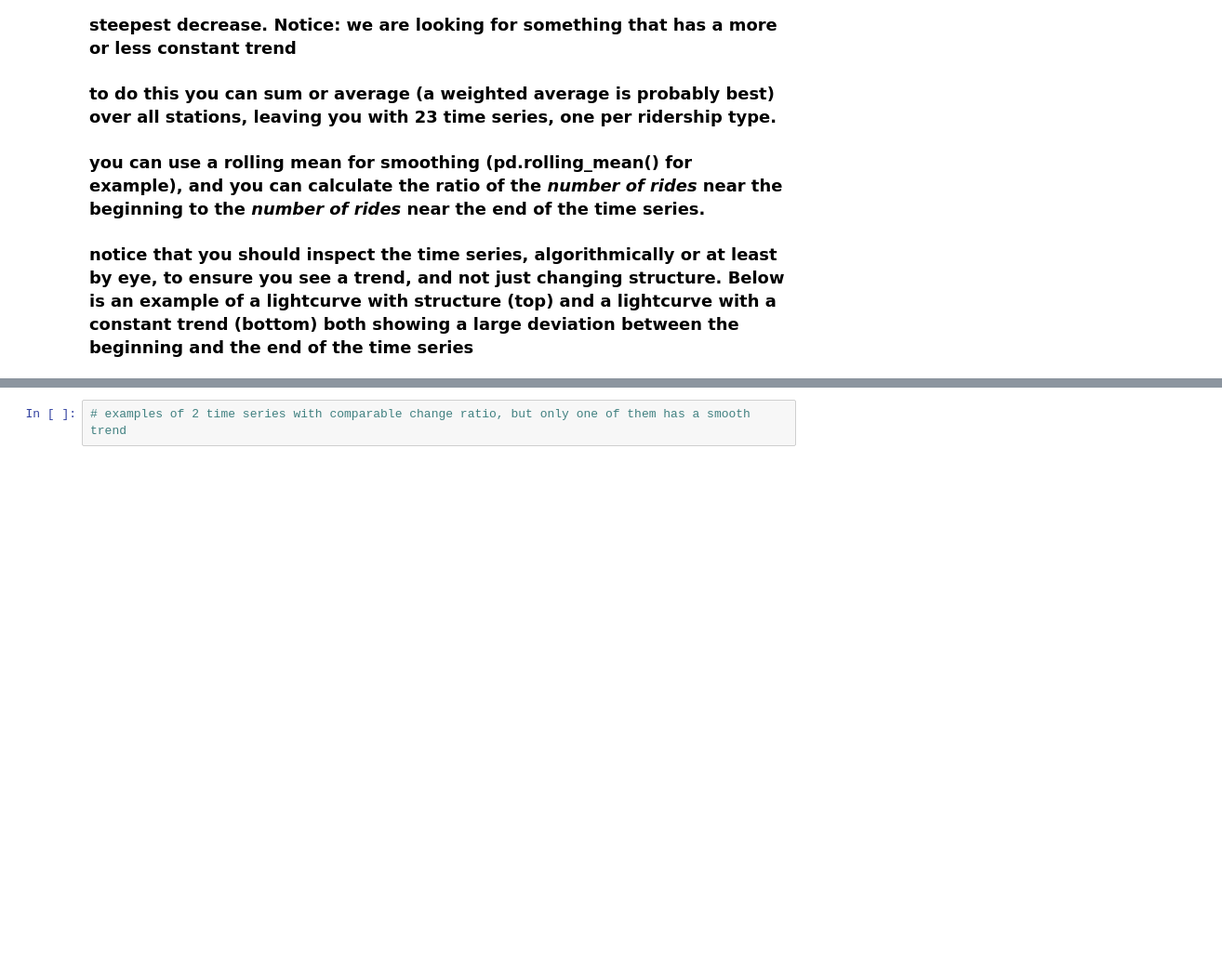
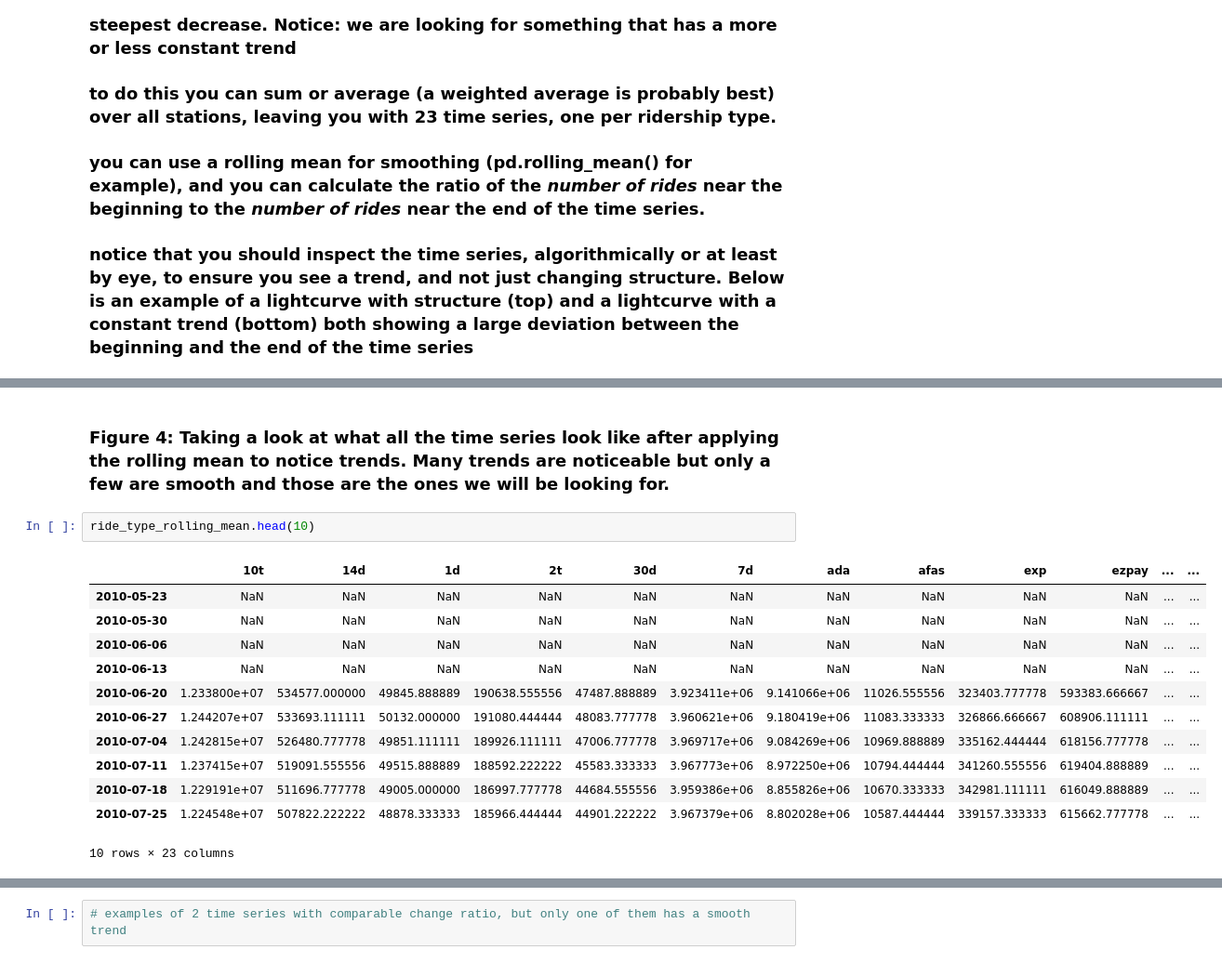
Before and after one commit to SohamMody/PUI2018_srm699, a Jupyter notebook: HW11_srm699/HW11_Assignment1.ipynb, the cells around one changed output, grey strips where cells are left out. Shown at 93% size. Saved outputs shown, nothing was run; the diff lists cells and outputs as text; blank space fills up the shorter version.

```diff
--- a/HW11_srm699/HW11_Assignment1.ipynb
+++ b/HW11_srm699/HW11_Assignment1.ipynb
@@ -246,0 +302,17 @@ mtaRidesPerWeek = pd.DataFrame(np.nansum(np.nansum(mta,axis=0),axis=0),
+# %% [markdown]
+### Figure 4: Taking a look at what all the time series look like after applying the rolling mean to notice trends. Many trends are noticeable but only a few are smooth and those are the ones we will be looking for.
+# %%
+ride_type_rolling_mean.head(10)
+# %% [output]
+|  | 10t | 14d | 1d | 2t | 30d | 7d | ada | afas | exp | ezpay | ... | ... |
+| 2010-05-23 | NaN | NaN | NaN | NaN | NaN | NaN | NaN | NaN | NaN | NaN | ... | ... |
+| 2010-05-30 | NaN | NaN | NaN | NaN | NaN | NaN | NaN | NaN | NaN | NaN | ... | ... |
+| 2010-06-06 | NaN | NaN | NaN | NaN | NaN | NaN | NaN | NaN | NaN | NaN | ... | ... |
+| 2010-06-13 | NaN | NaN | NaN | NaN | NaN | NaN | NaN | NaN | NaN | NaN | ... | ... |
+| 2010-06-20 | 1.233800e+07 | 534577.000000 | 49845.888889 | 190638.555556 | 47487.888889 | 3.923411e+06 | 9.141066e+06 | 11026.555556 | 323403.777778 | 593383.666667 | ... | ... |
+| 2010-06-27 | 1.244207e+07 | 533693.111111 | 50132.000000 | 191080.444444 | 48083.777778 | 3.960621e+06 | 9.180419e+06 | 11083.333333 | 326866.666667 | 608906.111111 | ... | ... |
+| 2010-07-04 | 1.242815e+07 | 526480.777778 | 49851.111111 | 189926.111111 | 47006.777778 | 3.969717e+06 | 9.084269e+06 | 10969.888889 | 335162.444444 | 618156.777778 | ... | ... |
+| 2010-07-11 | 1.237415e+07 | 519091.555556 | 49515.888889 | 188592.222222 | 45583.333333 | 3.967773e+06 | 8.972250e+06 | 10794.444444 | 341260.555556 | 619404.888889 | ... | ... |
+| 2010-07-18 | 1.229191e+07 | 511696.777778 | 49005.000000 | 186997.777778 | 44684.555556 | 3.959386e+06 | 8.855826e+06 | 10670.333333 | 342981.111111 | 616049.888889 | ... | ... |
+| 2010-07-25 | 1.224548e+07 | 507822.222222 | 48878.333333 | 185966.444444 | 44901.222222 | 3.967379e+06 | 8.802028e+06 | 10587.444444 | 339157.333333 | 615662.777778 | ... | ... |
+10 rows × 23 columns
```
Also changed, not shown: parts of 31 cells of this notebook, 1 other file.
